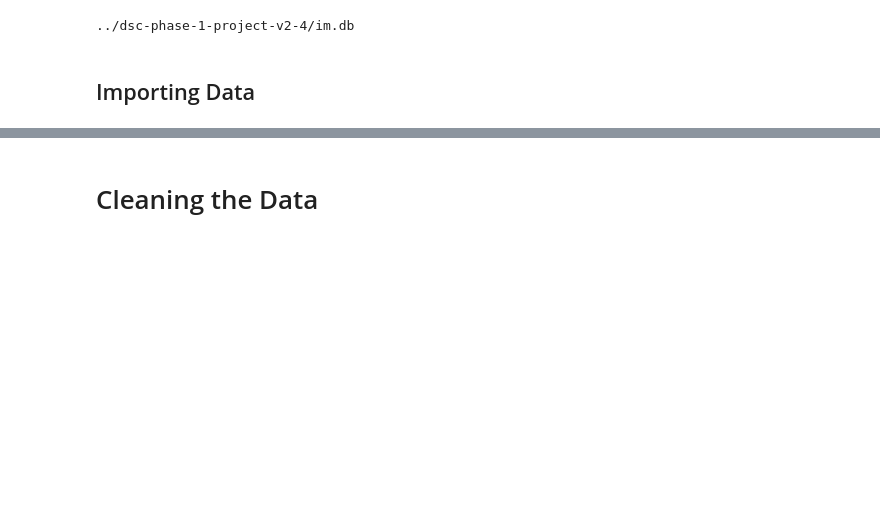
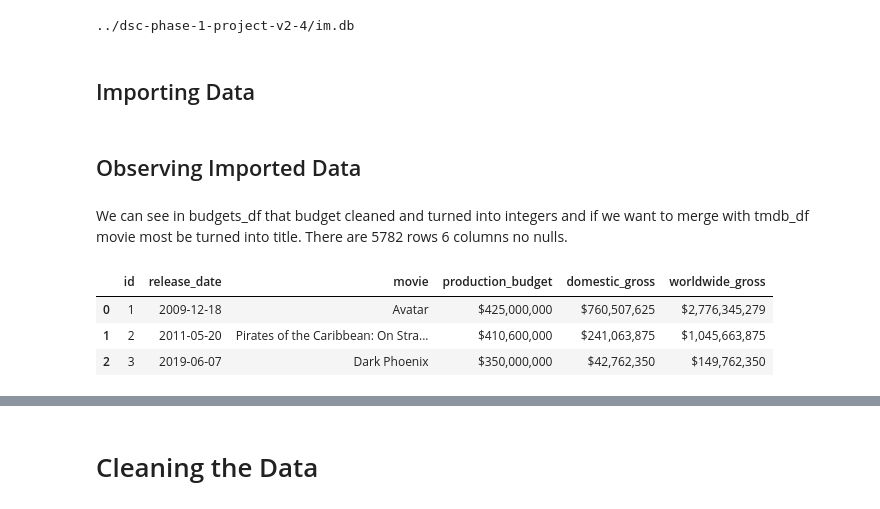
Before and after one commit to Co-nn/Movie-Analysis-Project, a Jupyter notebook: Main.ipynb, the cells around one changed output, grey strips where cells are left out. Cells and saved outputs as stored; diff of their text form; code cells hidden in the pictures; blank space fills up the shorter version.

```diff
--- a/Main.ipynb
+++ b/Main.ipynb
@@ -23,3 +38,14 @@ tmdb_df = pd.read_csv("../dsc-phase-1-project-v2-4/zippedData/tmdb.movies.csv.gz
 conn = sql.connect("../dsc-phase-1-project-v2-4/im.db")
 # %%
 imdb_df = pd.read_sql("SELECT * FROM movie_basics", conn)
+# %% [markdown]
+## Observing Imported Data
+# %% [markdown]
+We can see in budgets_df that budget cleaned and turned into integers and if we want to merge with tmdb_df movie most be turned into title. There are 5782 rows 6 columns no nulls.
+# %%
+budgets_df.head(3)
+# %% [output]
+|  | id | release_date | movie | production_budget | domestic_gross | worldwide_gross |
+| 0 | 1 | 2009-12-18 | Avatar | $425,000,000 | $760,507,625 | $2,776,345,279 |
+| 1 | 2 | 2011-05-20 | Pirates of the Caribbean: On Stra... | $410,600,000 | $241,063,875 | $1,045,663,875 |
+| 2 | 3 | 2019-06-07 | Dark Phoenix | $350,000,000 | $42,762,350 | $149,762,350 |
```
Also changed, not shown: parts of 21 cells of this notebook, 1 other file.
